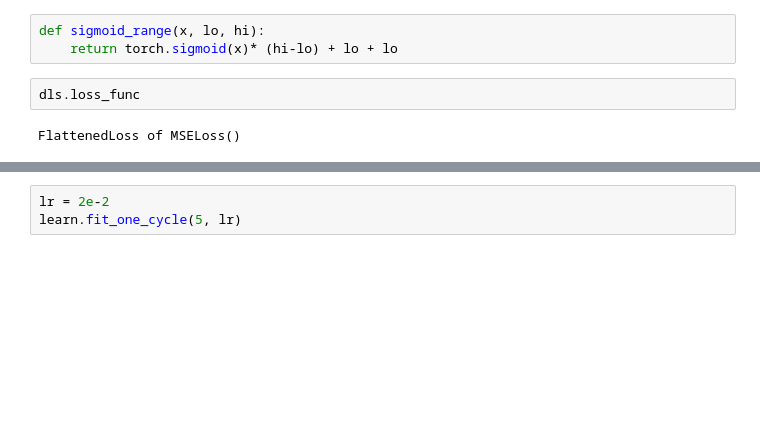
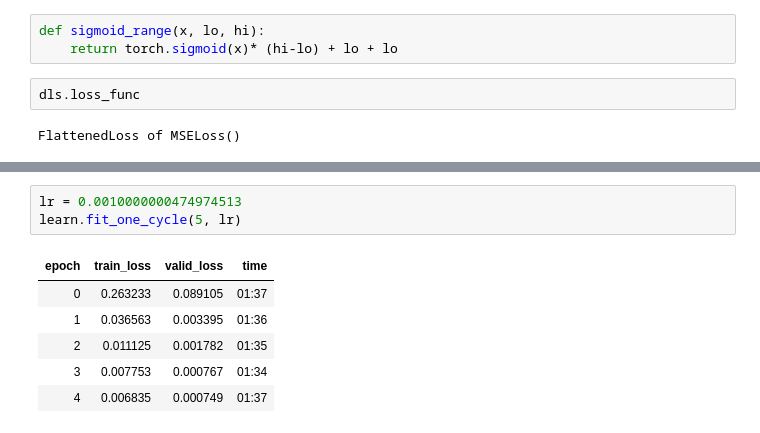
Before and after one commit to liudeihao/hust, a Jupyter notebook: learning_fastai/第六章-vision.ipynb, the cells around one changed output, grey strips where cells are left out. Cells and saved outputs as stored; diff of their text form; blank space fills up the shorter version.

```diff
--- a/learning_fastai/第六章-vision.ipynb
+++ b/learning_fastai/第六章-vision.ipynb
@@ -263,5 +264,12 @@ KeyboardInterrupt
 # %%
-lr = 2e-2
+lr = 0.0010000000474974513
 learn.fit_one_cycle(5, lr)
+# %% [output]
+| epoch | train_loss | valid_loss | time |
+| 0 | 0.263233 | 0.089105 | 01:37 |
+| 1 | 0.036563 | 0.003395 | 01:36 |
+| 2 | 0.011125 | 0.001782 | 01:35 |
+| 3 | 0.007753 | 0.000767 | 01:34 |
+| 4 | 0.006835 | 0.000749 | 01:37 |
 # %%
 learn.show_results(ds_idx=1, max_n=3, figsize=(6,8))
```
Also changed, not shown: parts of 24 cells of this notebook, 2 other files.
